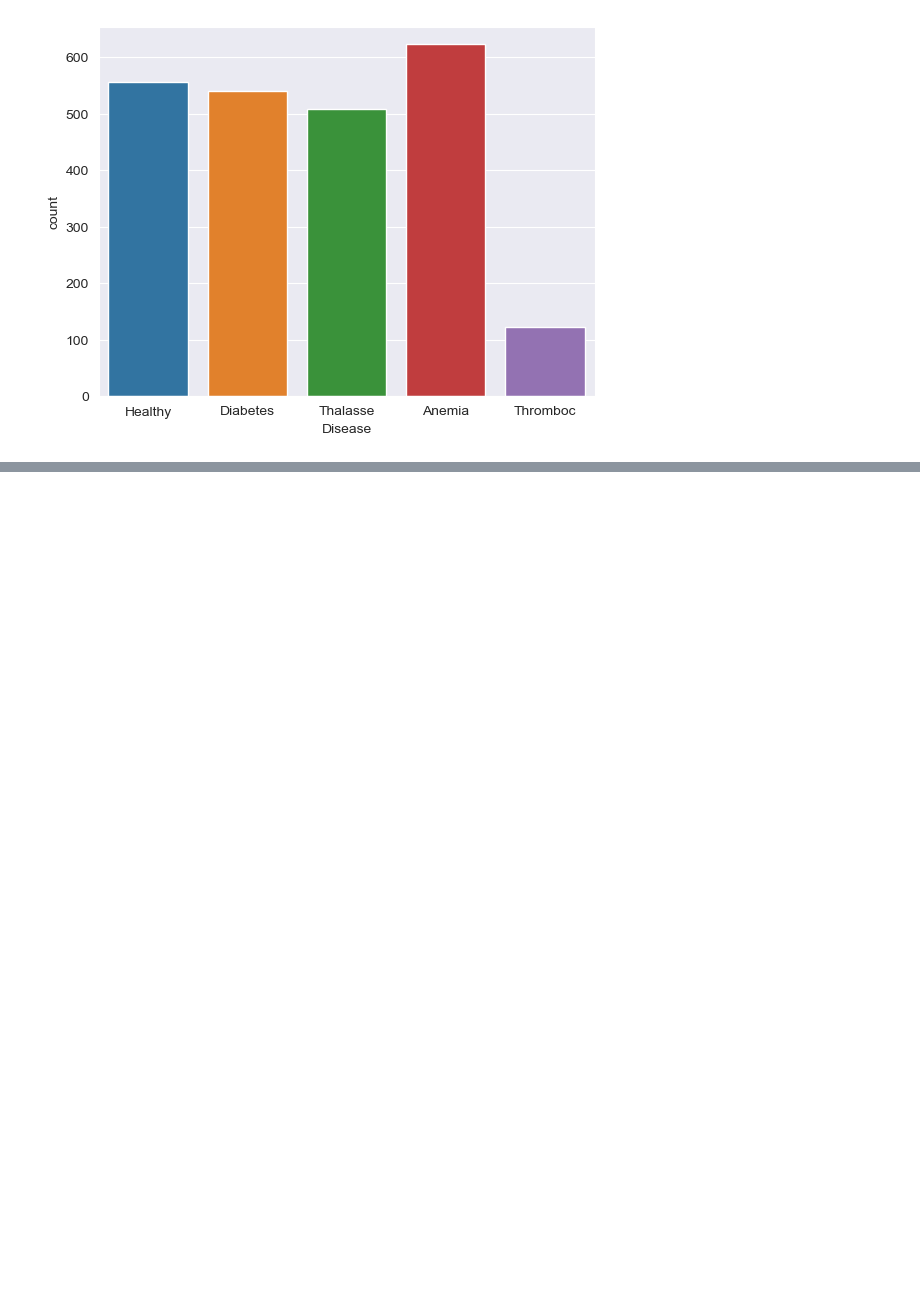
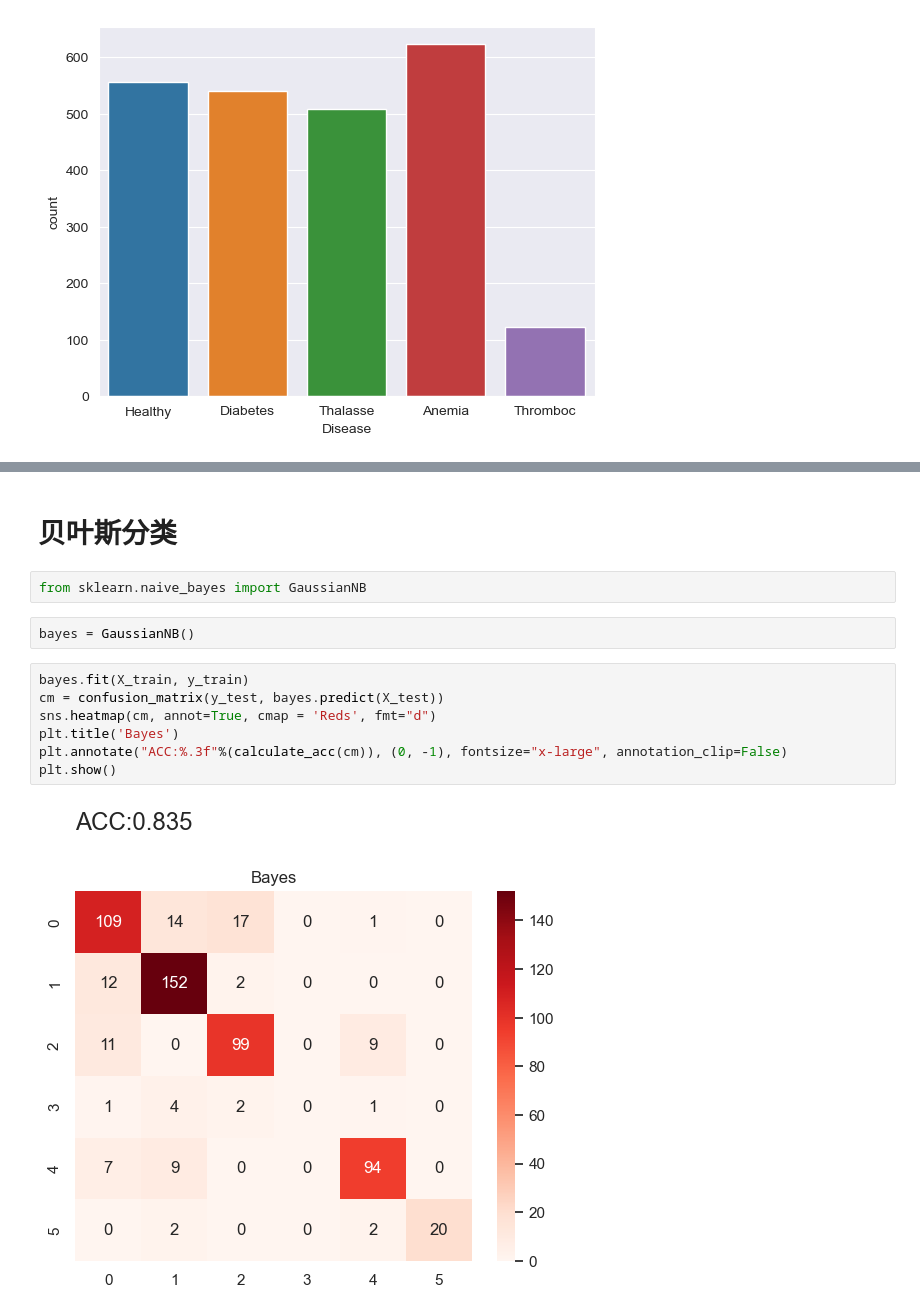
Before and after one commit to wushenhaoyu/NWPU-Pattern-recognition, a Jupyter notebook: 大作业/大作业改.ipynb, the cells around one changed output, grey strips where cells are left out. Cells and saved outputs as stored; diff of their text form; blank space fills up the shorter version.

```diff
--- a/大作业/大作业改.ipynb
+++ b/大作业/大作业改.ipynb
@@ -45,0 +102,16 @@ plt.show()
+# %% [markdown]
+贝叶斯分类
+======================================================================================================================================================================================================================================================================================================================================================================================================================================================================================================================================================================================================================================================================================================================================================================================================================================================
+# %%
+from sklearn.naive_bayes import GaussianNB
+# %%
+bayes = GaussianNB()
+# %%
+bayes.fit(X_train, y_train)
+cm = confusion_matrix(y_test, bayes.predict(X_test))
+sns.heatmap(cm, annot=True, cmap = 'Reds', fmt="d")
+plt.title('Bayes')
+plt.annotate("ACC:%.3f"%(calculate_acc(cm)), (0, -1), fontsize="x-large", annotation_clip=False)
+plt.show()
+# %% [output]
+[figure, added]
```
Also changed, not shown: parts of 11 cells of this notebook.
